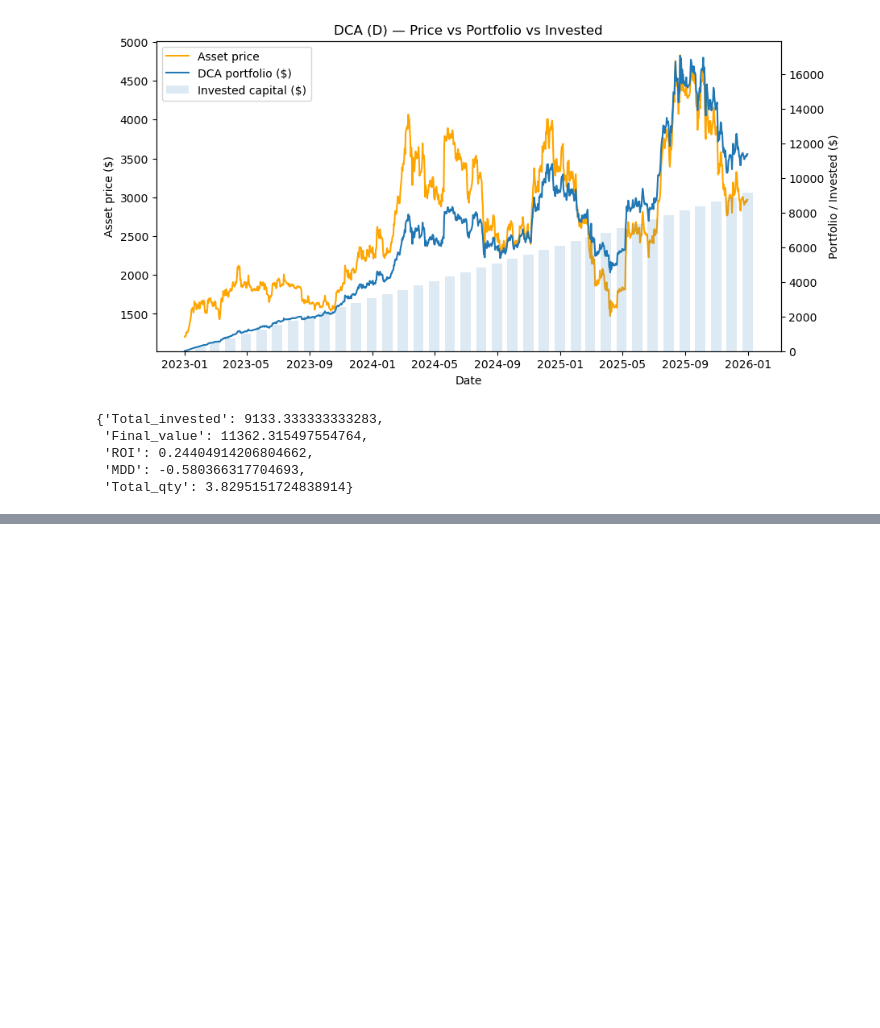
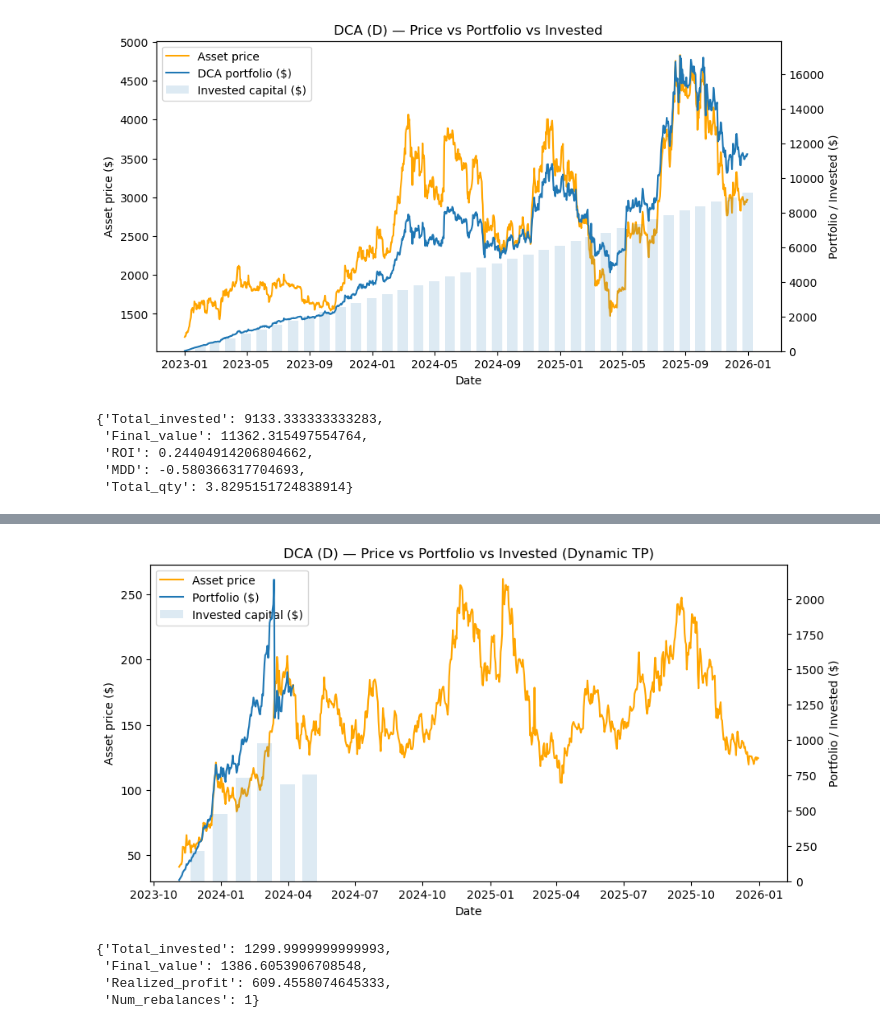
Before and after one commit to Familenko/backtest, a Jupyter notebook: main.ipynb, the cells around one changed output, grey strips where cells are left out. Saved outputs shown, nothing was run; the diff lists cells and outputs as text; code cells hidden in the pictures; blank space fills up the shorter version.

```diff
--- a/main.ipynb
+++ b/main.ipynb
@@ -127,0 +128,20 @@ dca_result
+# %%
+sol_prices2 = sol_prices[sol_prices.index > '2023-11-04 00:00:00']
+
+dca_result, dca_metrics = backtest_dca_alt(
+    prices=sol_prices2,
+    buy_amount=invest_sum,
+    freq="D",
+    available_sum=1300,
+    profit_multiple=2,
+    fee=0.001,
+    plot=True
+)
+
+dca_metrics
+# %% [output]
+[figure, added]
+{'Total_invested': 1299.9999999999993,
+ 'Final_value': 1386.6053906708548,
+ 'Realized_profit': 609.4558074645333,
+ 'Num_rebalances': 1}
```
Also changed, not shown: parts of 3 cells of this notebook, 1 other file.
